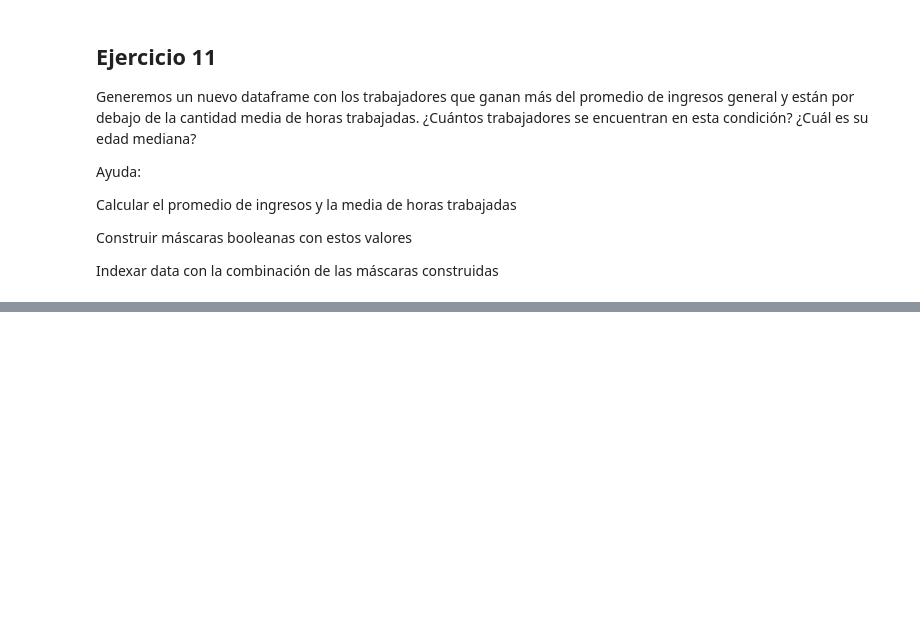
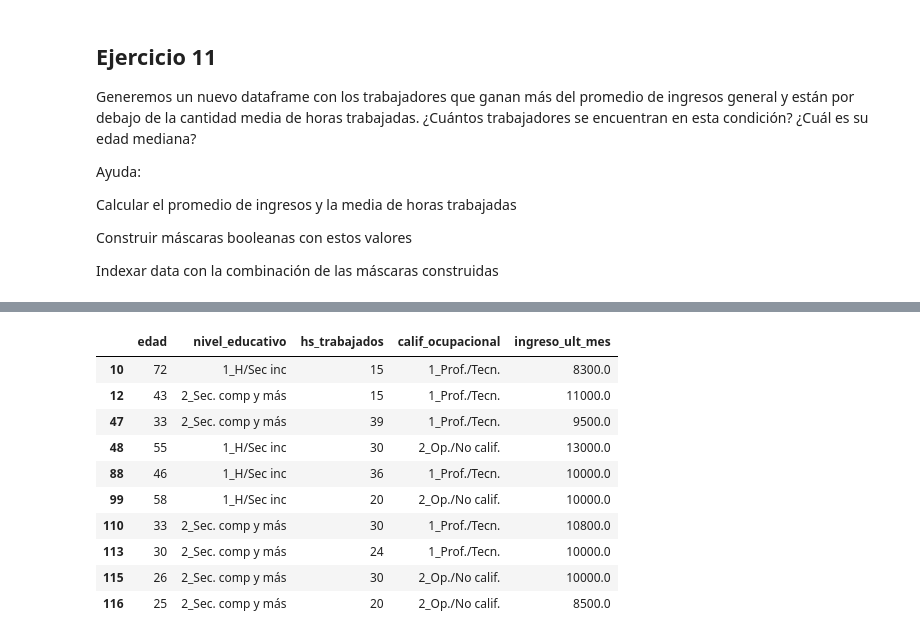
Before and after one commit to panicoro/FS-course-data-ai, a Jupyter notebook: 0_1_1_Pandas_Práctica.ipynb, the cells around one changed output, grey strips where cells are left out. Cells and saved outputs as stored; diff of their text form; code cells hidden in the pictures; blank space fills up the shorter version.

```diff
--- a/0_1_1_Pandas_Práctica.ipynb
+++ b/0_1_1_Pandas_Práctica.ipynb
@@ -118,3 +232,6 @@ Seleccionemos una muestra aleatoria de 500 filas de este objeto `DataFrame`
 Ayuda:
 
 https://pandas.pydata.org/pandas-docs/stable/reference/api/pandas.DataFrame.sample.html?highlight=sample#pandas.DataFrame.sample
+# %%
+new_data = data.drop(columns=['edad', 'hs_trabajados', 'calif_ocupacional'])
+new_data.head(20)
@@ -154,3 +338,6 @@ Calcular el promedio de ingresos y la media de horas trabajadas
 Construir máscaras booleanas con estos valores
 
 Indexar data con la combinación de las máscaras construidas
+# %%
+data_statistics = data.describe()
+data_statistics
@@ -156,0 +354,18 @@ Indexar data con la combinación de las máscaras construidas
+# %%
+mean_incomes = data_statistics.loc['mean', 'ingreso_ult_mes']
+mean_hours = data_statistics.loc['mean', 'hs_trabajados']
+# %%
+new_data_3 = data.loc[(data['ingreso_ult_mes'] >= mean_incomes) & (data['hs_trabajados'] <= mean_hours)]
+new_data.head(10)
+# %% [output]
+|  | edad | nivel_educativo | hs_trabajados | calif_ocupacional | ingreso_ult_mes |
+| 10 | 72 | 1_H/Sec inc | 15 | 1_Prof./Tecn. | 8300.0 |
+| 12 | 43 | 2_Sec. comp y más | 15 | 1_Prof./Tecn. | 11000.0 |
+| 47 | 33 | 2_Sec. comp y más | 39 | 1_Prof./Tecn. | 9500.0 |
+| 48 | 55 | 1_H/Sec inc | 30 | 2_Op./No calif. | 13000.0 |
+| 88 | 46 | 1_H/Sec inc | 36 | 1_Prof./Tecn. | 10000.0 |
+| 99 | 58 | 1_H/Sec inc | 20 | 2_Op./No calif. | 10000.0 |
+| 110 | 33 | 2_Sec. comp y más | 30 | 1_Prof./Tecn. | 10800.0 |
+| 113 | 30 | 2_Sec. comp y más | 24 | 1_Prof./Tecn. | 10000.0 |
+| 115 | 26 | 2_Sec. comp y más | 30 | 2_Op./No calif. | 10000.0 |
+| 116 | 25 | 2_Sec. comp y más | 20 | 2_Op./No calif. | 8500.0 |
```
Also changed, not shown: parts of 22 cells of this notebook.
